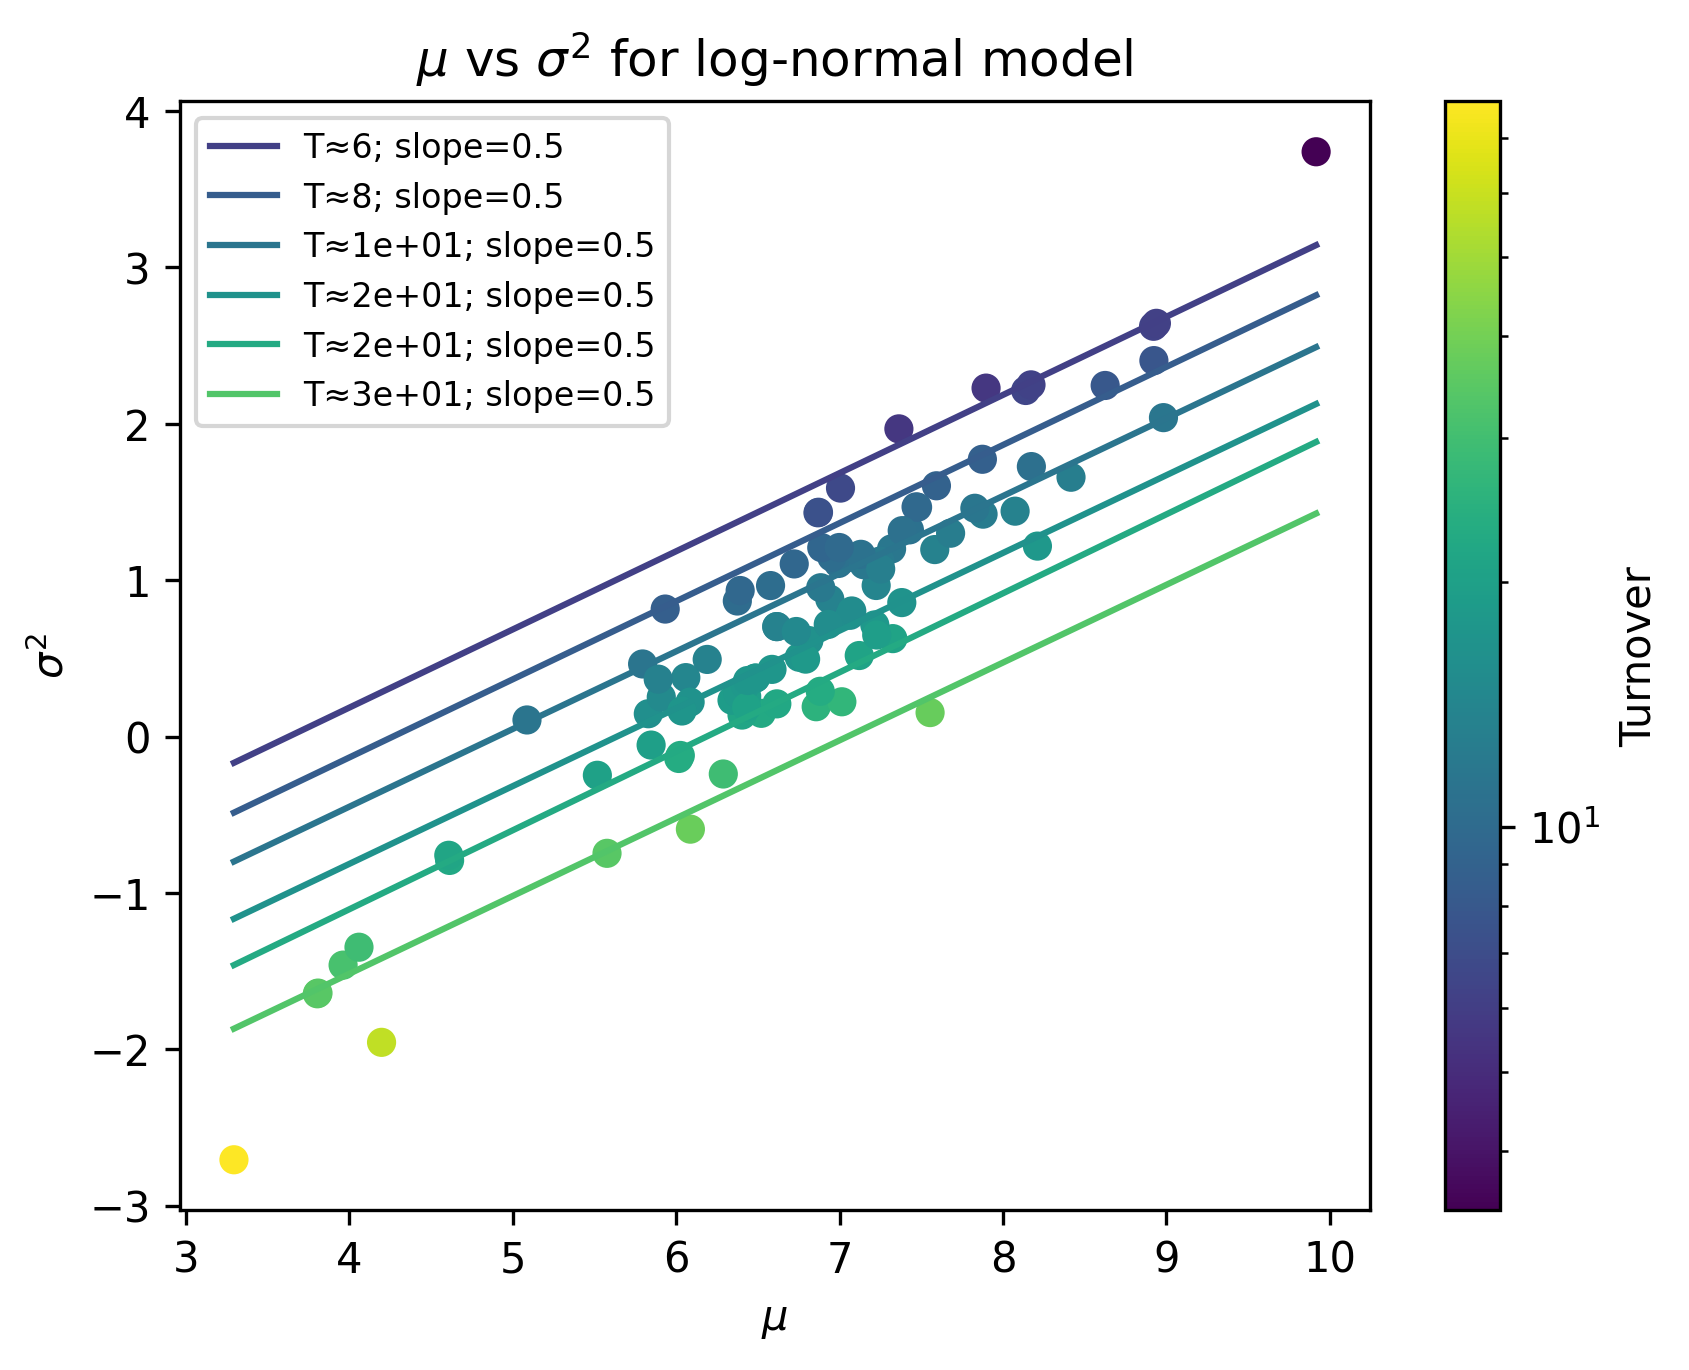
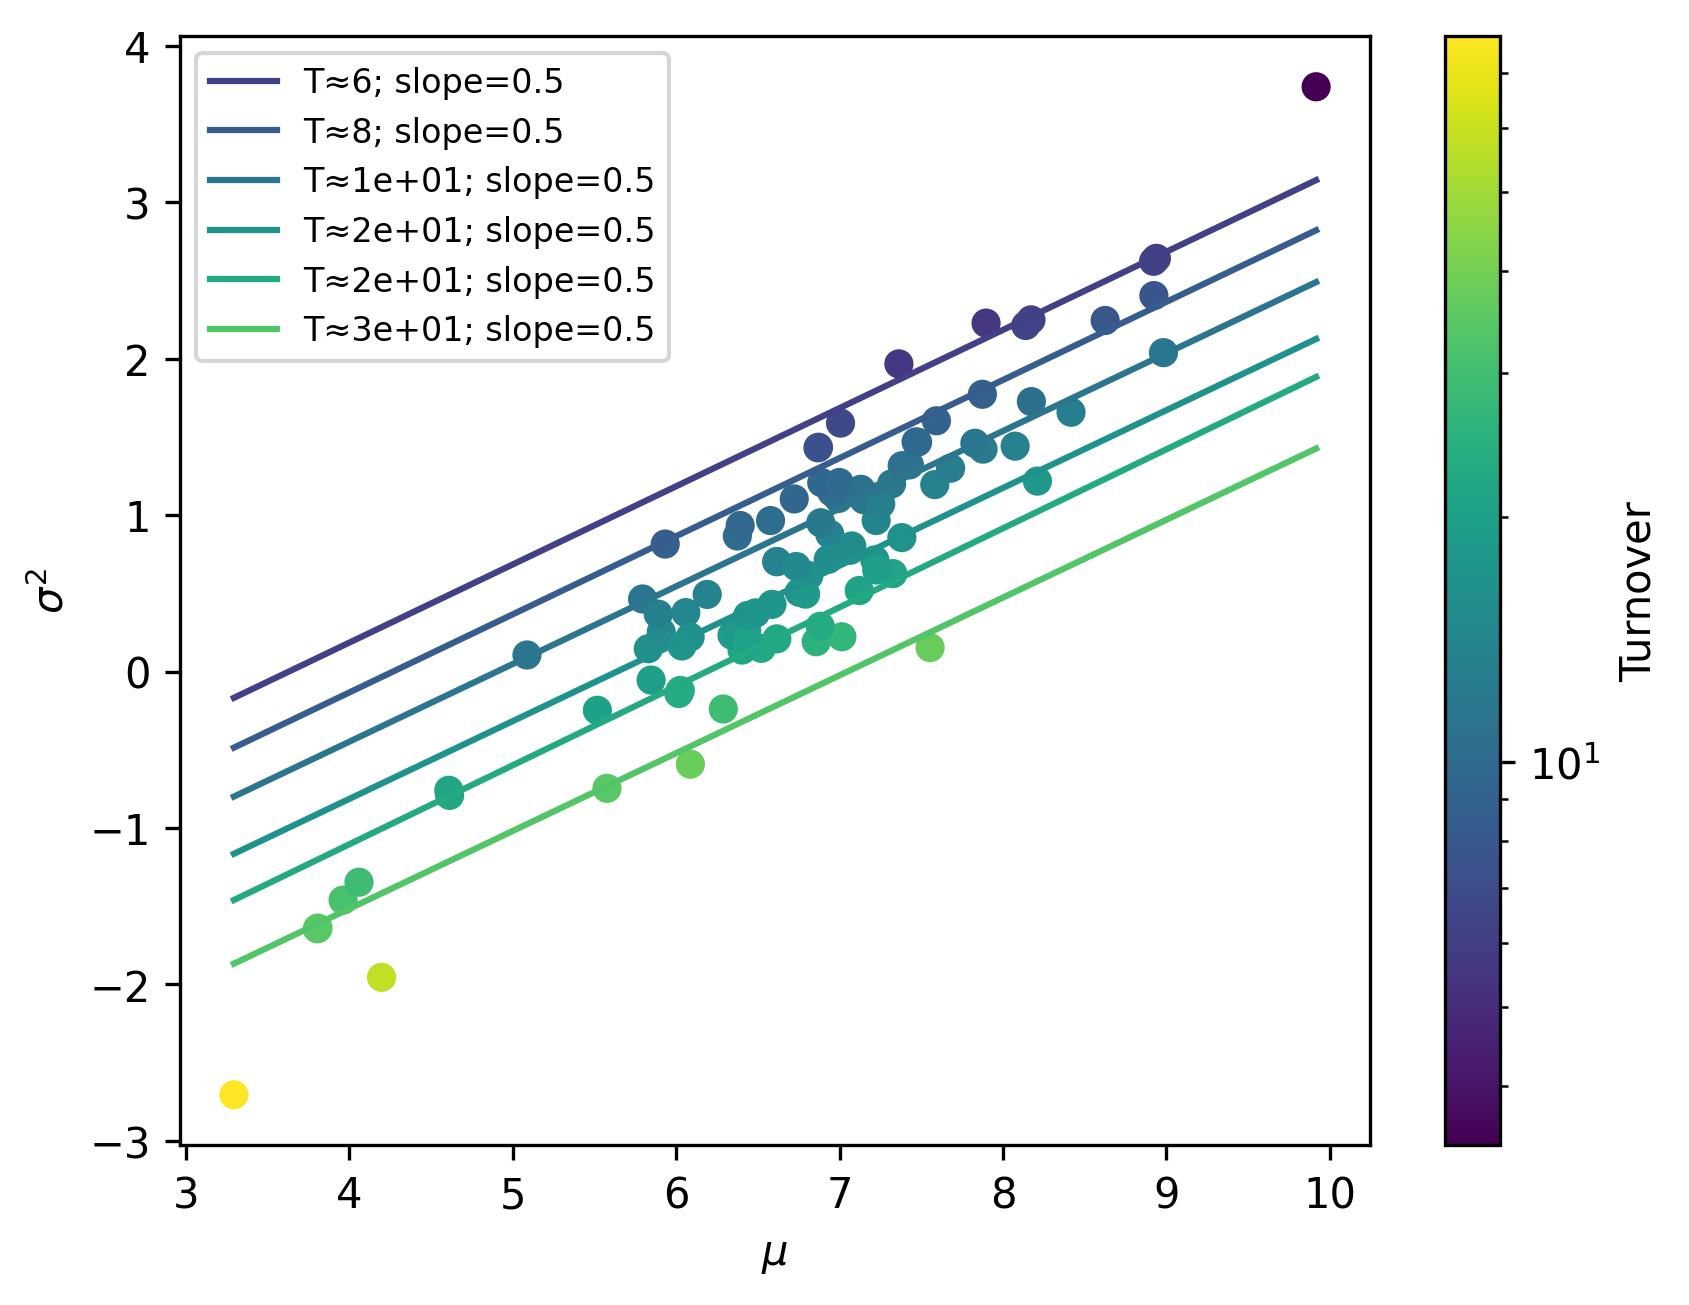
The notebook cell's code change between the first figure and the second:
--- before
+++ after
@@ -29,5 +29,5 @@
 my_norm = LogNorm(vmin=ln['turnover'].min(), vmax=ln['turnover'].max())
 scatter = ax.scatter(ln['sigma']**2, ln['mu'], c=ln['turnover'], cmap='viridis', norm=my_norm)
-ax.set(xlabel='$\mu$', ylabel='$\sigma^2$', title='$\mu$ vs $\sigma^2$ for log-normal model')
+ax.set(xlabel='$\mu$', ylabel='$\sigma^2$')
 
 for bin_midpoint, res in bin_fits.items():

Commit: fit the mu - sigma^2 relationships for email to dan